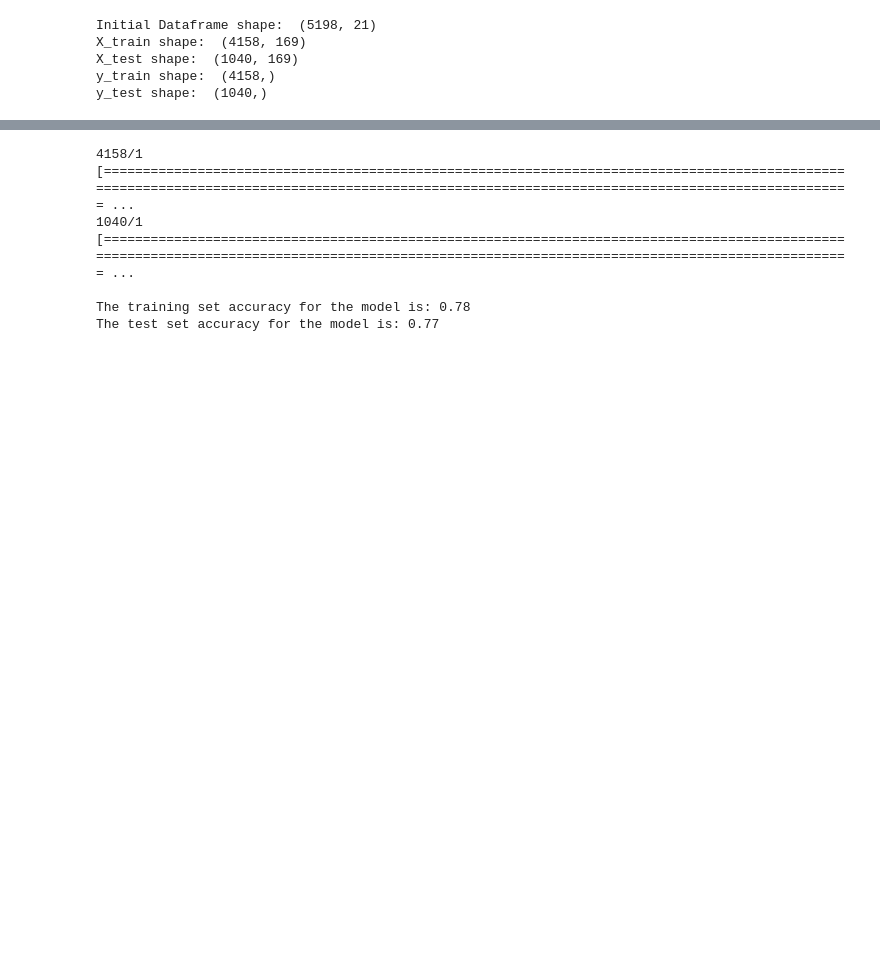
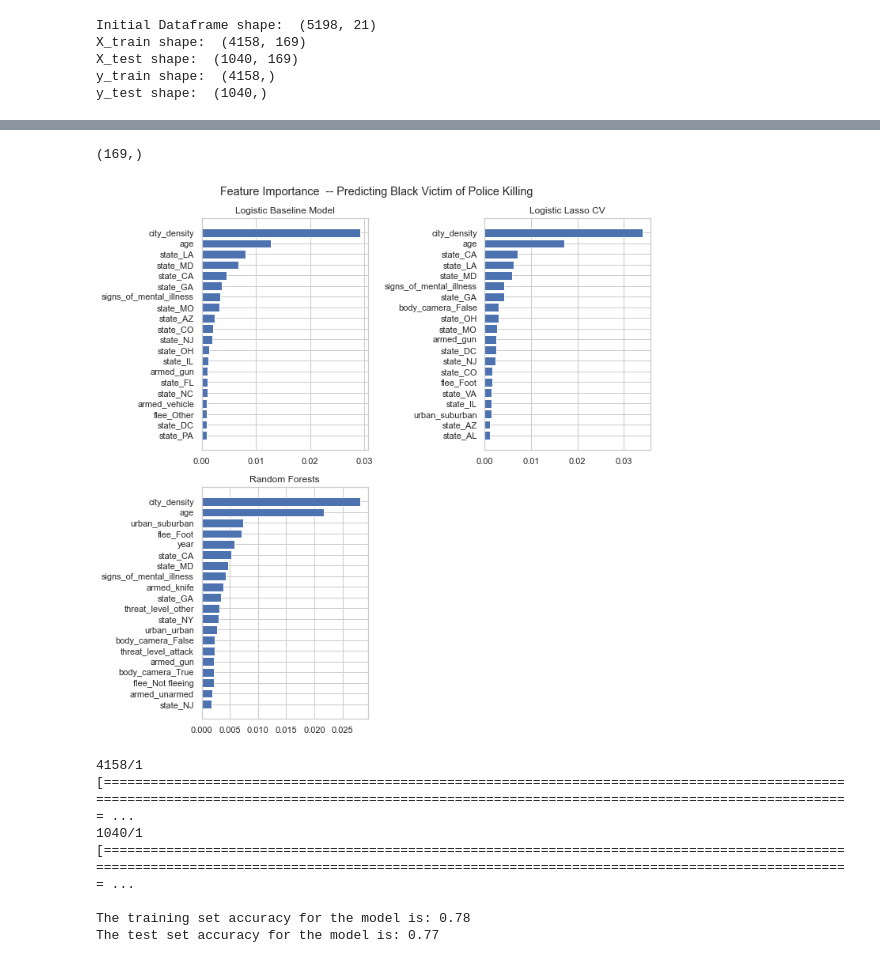
Before and after one commit to 10686142/CS109A-Project-Police-Violence-in-the-US, a Jupyter notebook: Final Report/final_team39_MRP_models_COrevised.ipynb, the cells around one changed output, grey strips where cells are left out. Drawn from its saved outputs; the diff is of its cells as text; code cells hidden in the pictures; blank space fills up the shorter version.

```diff
--- a/Final Report/final_team39_MRP_models_COrevised.ipynb
+++ b/Final Report/final_team39_MRP_models_COrevised.ipynb
@@ -2034,4 +2025,43 @@ Random Forest Train Accuracy: 0.80
 Random Forest Test Accuracy: 0.77
+# %%
+imp_logit = permutation_importance(logit, X_train, y_train, n_jobs=-1)
+imp_sorted_idx_logit = imp_logit.importances_mean.argsort()
+
+imp_lasso = permutation_importance(logit_lasso, X_train, y_train, n_jobs=-1)
+imp_sorted_idx_lasso = imp_lasso.importances_mean.argsort()
+
+imp_rf = permutation_importance(random_forest, X_train, y_train, n_jobs=-1)
+imp_sorted_idx_rf = imp_rf.importances_mean.argsort()
+
+imp_sorted_idx_logit.shape
+# %% [output]
+(169,)
+# %%
+y_ticks = np.arange(0, 20)
+fig, ax = plt.subplots(ncols = 2, nrows = 2, figsize=(10,10))
+
+ax[0,0].barh(y_ticks, imp_logit.importances_mean[imp_sorted_idx_logit[149:169]])
+ax[0,0].set_yticklabels(X_train.columns[imp_sorted_idx_logit[149:169]])
+ax[0,0].set_yticks(y_ticks)
+ax[0,0].set_title("Logistic Baseline Model")
+
+ax[0,1].barh(y_ticks, imp_lasso.importances_mean[imp_sorted_idx_lasso[149:169]])
+ax[0,1].set_yticklabels(X_train.columns[imp_sorted_idx_lasso[149:169]])
+ax[0,1].set_yticks(y_ticks)
+ax[0,1].set_title("Logistic Lasso CV")
+
+ax[1,0].barh(y_ticks, imp_rf.importances_mean[imp_sorted_idx_rf[149:169]])
+ax[1,0].set_yticklabels(X_train.columns[imp_sorted_idx_rf[149:169]])
+ax[1,0].set_yticks(y_ticks)
+ax[1,0].set_title("Random Forests")
+
+ax[1,1].axis('off')
+
+fig.suptitle("Feature Importance  -- Predicting Black Victim of Police Killing")
+fig.tight_layout()
+plt.show()
+# %% [output]
+[figure, added]
 # %%
 # try neural net
 
```
Also changed, not shown: parts of 24 cells of this notebook, 1 other file.
